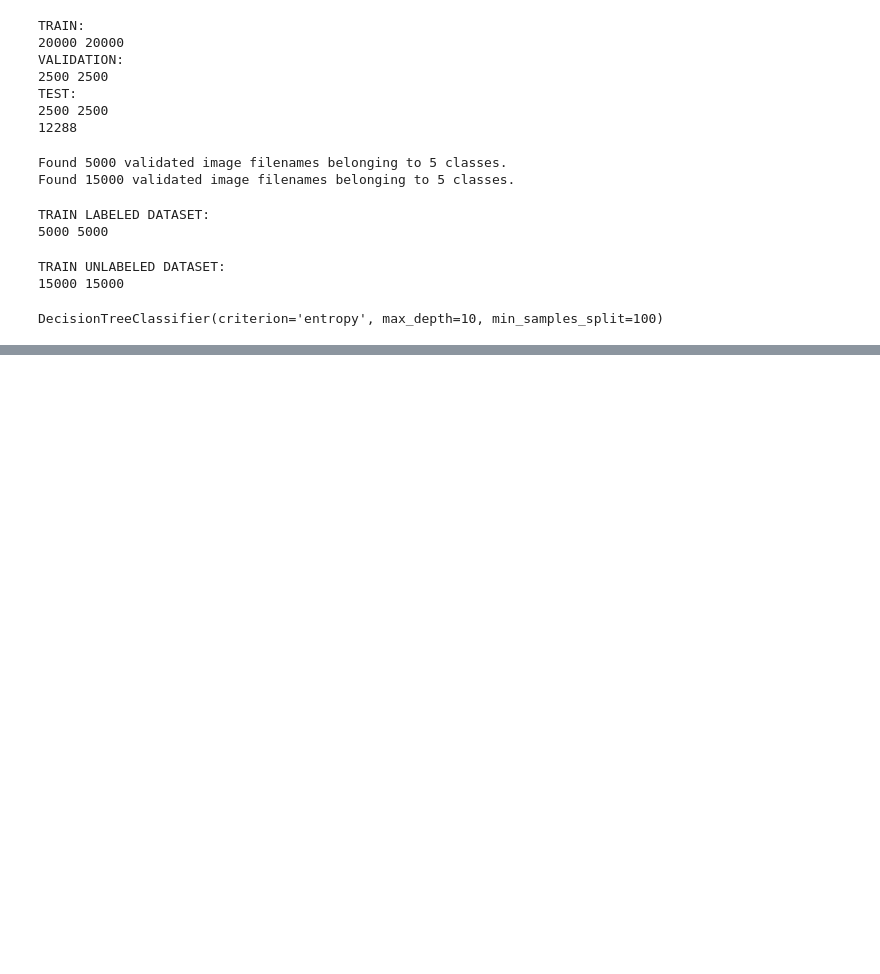
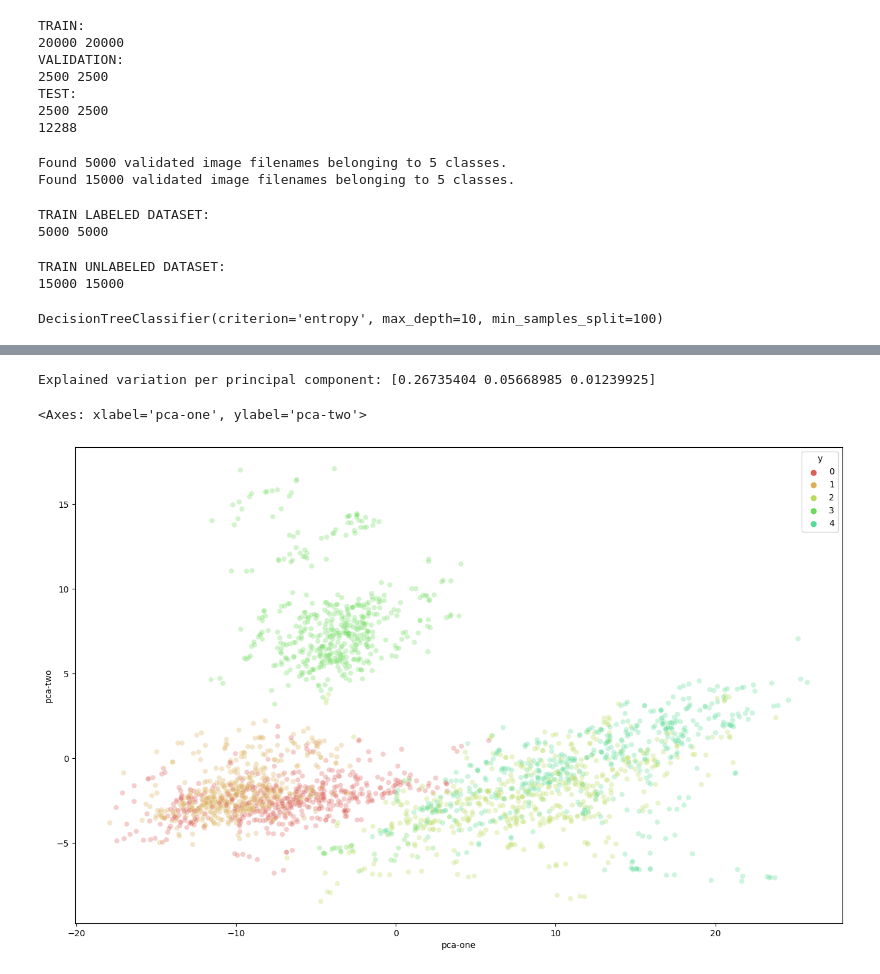
Before and after one commit to Snehee2901/Cancer-Classification, a Jupyter notebook: Semi-supervised Decision Tree.ipynb, the cells around one changed output, grey strips where cells are left out. Saved outputs shown, nothing was run; the diff lists cells and outputs as text; code cells hidden in the pictures; blank space fills up the shorter version.

Commit message:
added TNSE graph

```diff
--- a/Semi-supervised Decision Tree.ipynb
+++ b/Semi-supervised Decision Tree.ipynb
@@ -311,0 +327,27 @@ Iteration::0
+# %%
+from sklearn.decomposition import PCA
+
+pca = PCA(n_components=3)
+pca_result = pca.fit_transform(testX)
+df = pd.DataFrame()
+df['pca-one'] = pca_result[:,0]
+df['pca-two'] = pca_result[:,1]
+df['pca-three'] = pca_result[:,2]
+df['y'] = testY
+print('Explained variation per principal component: {}'.format(pca.explained_variance_ratio_))
+# %% [output]
+Explained variation per principal component: [0.26735404 0.05668985 0.01239925]
+# %%
+rndperm = np.random.permutation(testX.shape[0])
+plt.figure(figsize=(16,10))
+sns.scatterplot(
+    x="pca-one", y="pca-two",
+    hue="y",
+    palette=sns.color_palette("hls", 10),
+    data=df.loc[rndperm,:],
+    legend="full",
+    alpha=0.3
+)
+# %% [output]
+<Axes: xlabel='pca-one', ylabel='pca-two'>
+[figure, added]
```
Also changed, not shown: parts of 4 cells of this notebook, 1 other file.
